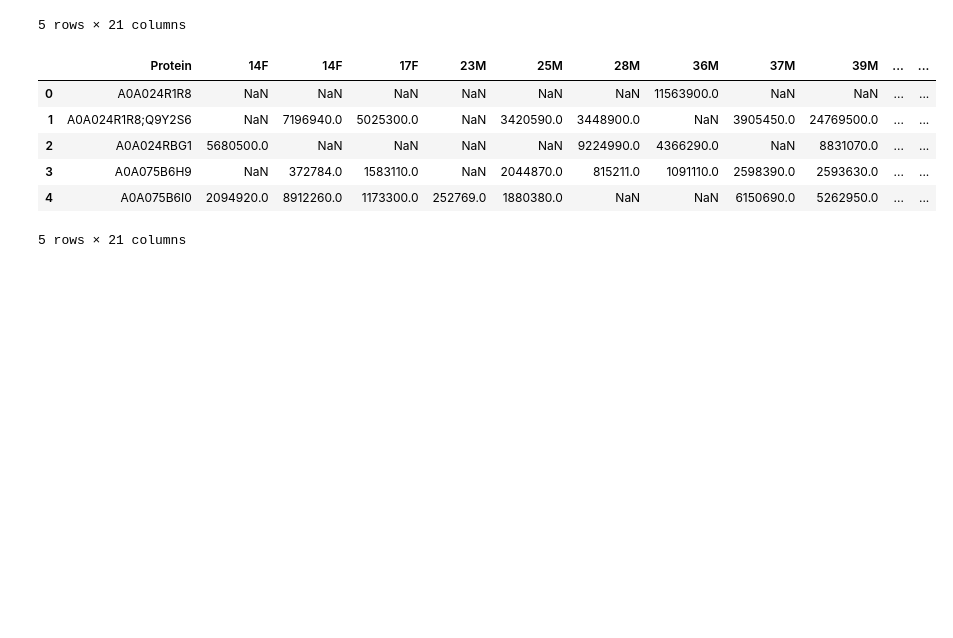
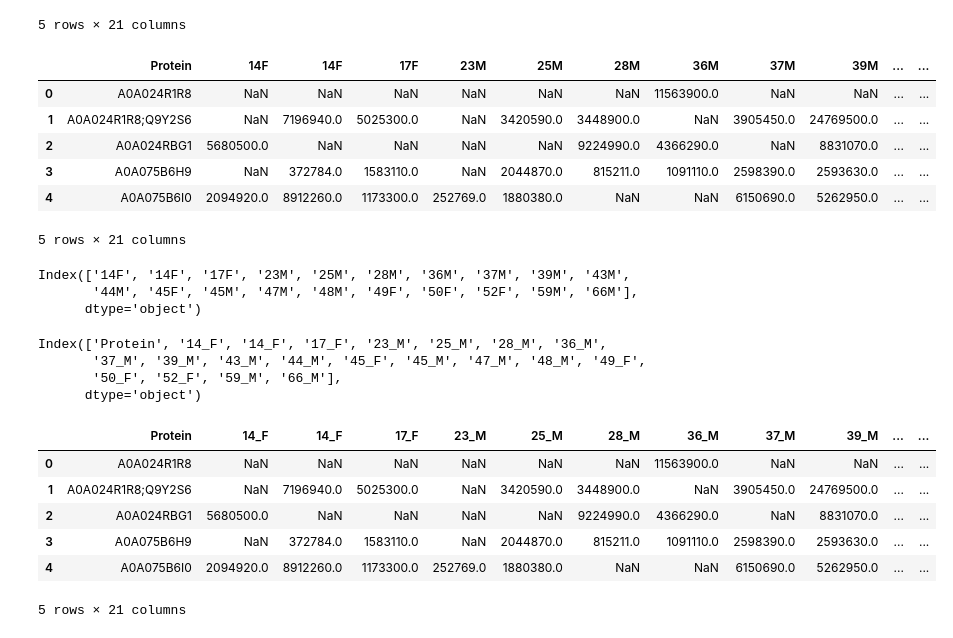
Before and after one commit to AnshulGupta-14/Organ-Age-Predictor, a Jupyter notebook: MergeFiles.ipynb, the cells around one changed output. Drawn from its saved outputs; the diff is of its cells as text; code cells hidden in the pictures; blank space fills up the shorter version.

```diff
--- a/MergeFiles.ipynb
+++ b/MergeFiles.ipynb
@@ -143,3 +119,30 @@ master.head()
 5 rows × 21 columns
 # %%
 master.to_csv("MasterMatrix.tsv", sep="\t", index=False)
+# %%
+master.columns[1:]
+# %% [output]
+Index(['14F', '14F', '17F', '23M', '25M', '28M', '36M', '37M', '39M', '43M',
+       '44M', '45F', '45M', '47M', '48M', '49F', '50F', '52F', '59M', '66M'],
+      dtype='object')
+# %%
+i=1
+for col in master.columns[1:]:
+    master.rename(columns={col: f"{col[:-1]}_{col[-1]}"}, inplace=True)
+# %%
+master.columns
+# %% [output]
+Index(['Protein', '14_F', '14_F', '17_F', '23_M', '25_M', '28_M', '36_M',
+       '37_M', '39_M', '43_M', '44_M', '45_F', '45_M', '47_M', '48_M', '49_F',
+       '50_F', '52_F', '59_M', '66_M'],
+      dtype='object')
+# %%
+master.head()
+# %% [output]
+|  | Protein | 14_F | 14_F | 17_F | 23_M | 25_M | 28_M | 36_M | 37_M | 39_M | ... | ... |
+| 0 | A0A024R1R8 | NaN | NaN | NaN | NaN | NaN | NaN | 11563900.0 | NaN | NaN | ... | ... |
+| 1 | A0A024R1R8;Q9Y2S6 | NaN | 7196940.0 | 5025300.0 | NaN | 3420590.0 | 3448900.0 | NaN | 3905450.0 | 24769500.0 | ... | ... |
+| 2 | A0A024RBG1 | 5680500.0 | NaN | NaN | NaN | NaN | 9224990.0 | 4366290.0 | NaN | 8831070.0 | ... | ... |
+| 3 | A0A075B6H9 | NaN | 372784.0 | 1583110.0 | NaN | 2044870.0 | 815211.0 | 1091110.0 | 2598390.0 | 2593630.0 | ... | ... |
+| 4 | A0A075B6I0 | 2094920.0 | 8912260.0 | 1173300.0 | 252769.0 | 1880380.0 | NaN | NaN | 6150690.0 | 5262950.0 | ... | ... |
+5 rows × 21 columns
```
Also changed, not shown: parts of 6 cells of this notebook, 1 other file.
